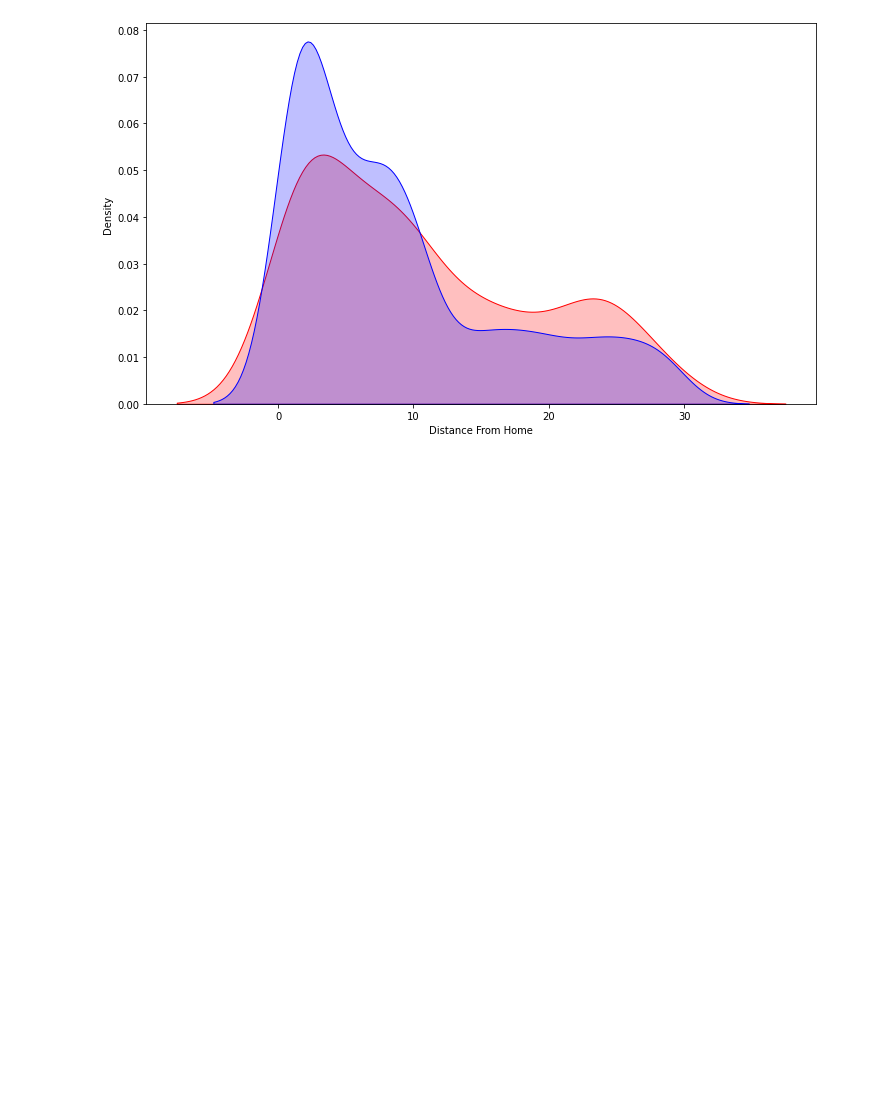
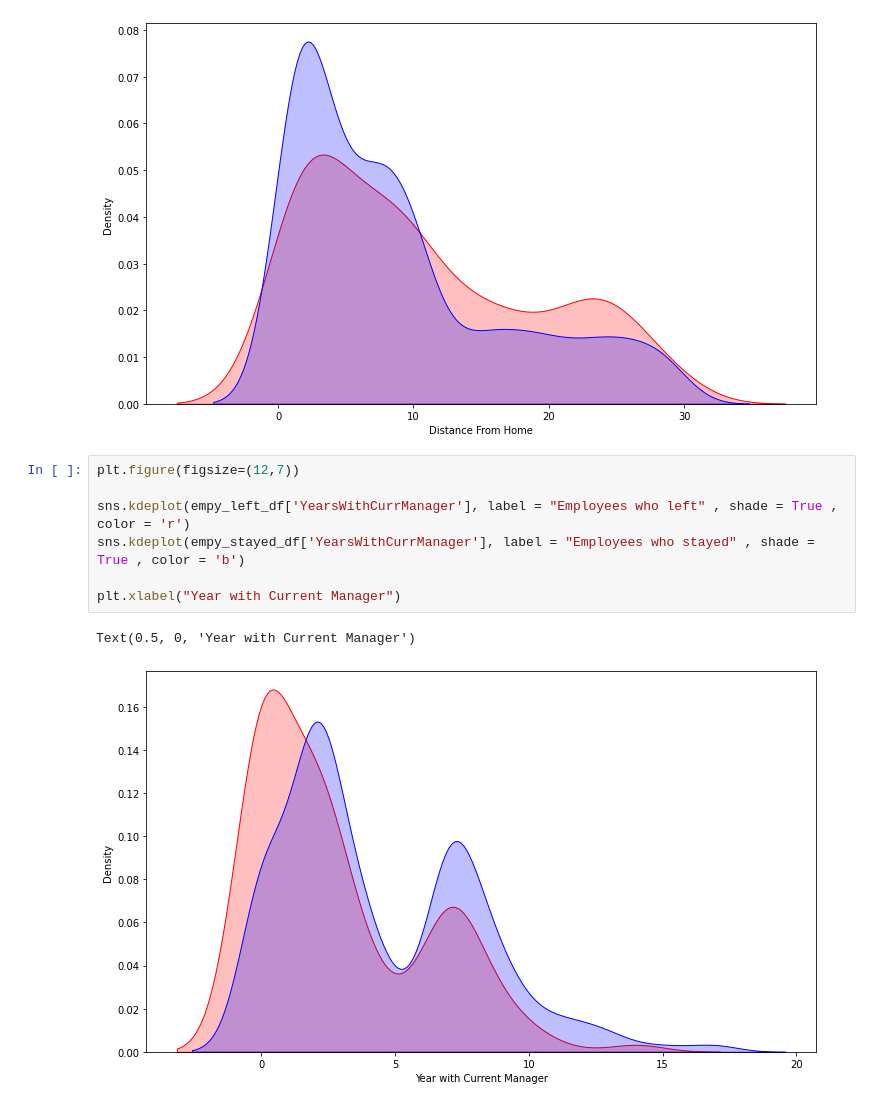
Before and after one commit to VijayRavichander/Data_Analysis-and-Simple-ML-Projects, a Jupyter notebook: HR_Department_Solution.ipynb, the cells around one changed output. Cells and saved outputs as stored; diff of their text form; blank space fills up the shorter version.

```diff
--- a/HR_Department_Solution.ipynb
+++ b/HR_Department_Solution.ipynb
@@ -157,3 +157,13 @@ plt.xlabel("Distance From Home")
 # %% [output]
 Text(0.5, 0, 'Distance From Home')
 [figure]
+# %%
+plt.figure(figsize=(12,7))
+
+sns.kdeplot(empy_left_df['YearsWithCurrManager'], label = "Employees who left" , shade = True , color = 'r')
+sns.kdeplot(empy_stayed_df['YearsWithCurrManager'], label = "Employees who stayed" , shade = True , color = 'b')
+
+plt.xlabel("Year with Current Manager")
+# %% [output]
+Text(0.5, 0, 'Year with Current Manager')
+[figure, added]
```
Also changed, not shown: parts of 35 cells of this notebook.
